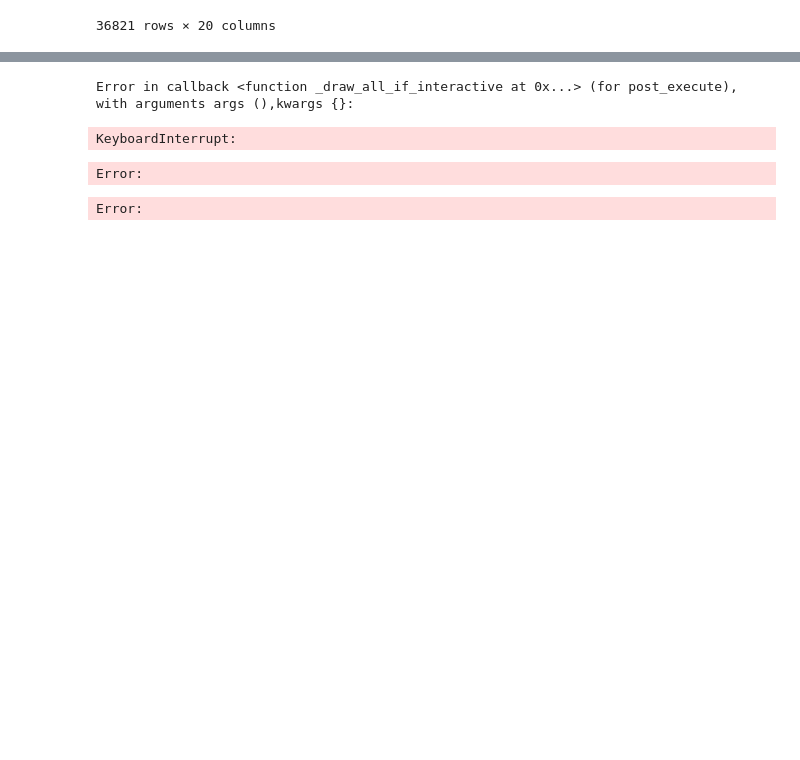
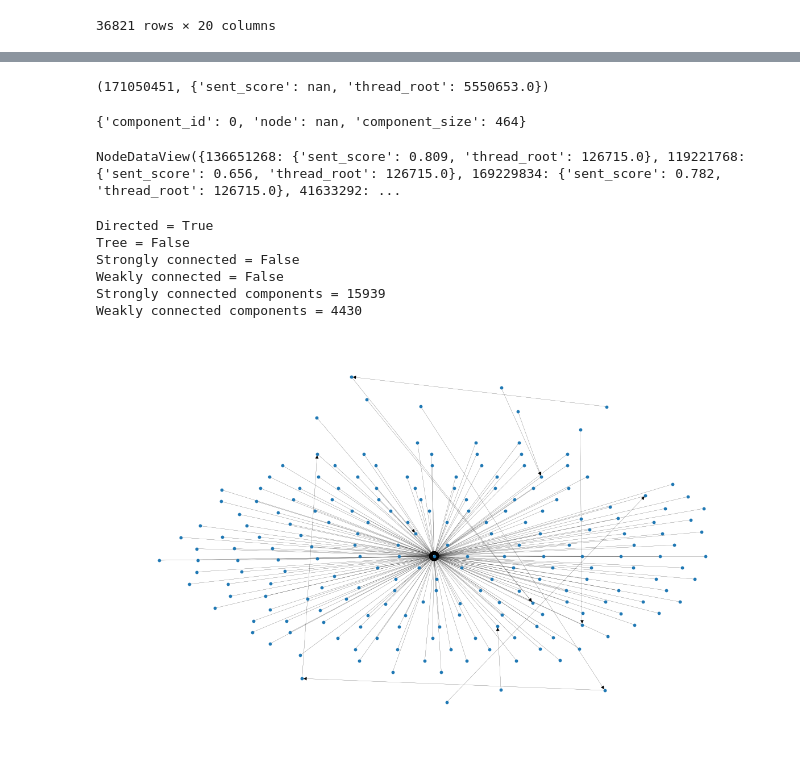
Before and after one commit to mmmbarendse/opensky, a Jupyter notebook: notebooks/13_reconstructing_threads.ipynb, the cells around one changed output, grey strips where cells are left out. Cells and saved outputs as stored; diff of their text form; code cells hidden in the pictures; blank space fills up the shorter version.

```diff
--- a/notebooks/13_reconstructing_threads.ipynb
+++ b/notebooks/13_reconstructing_threads.ipynb
@@ -66,0 +136,14 @@ G = nx.from_pandas_edgelist(df, source='post_id', target='reply_to', edge_attr=T
+# %%
+df_graph = df.copy()
+G = nx.from_pandas_edgelist(df_graph.dropna(subset=['post_id', 'reply_to']), source='post_id', target='reply_to', edge_attr=True, create_using=nx.DiGraph)
+sent_score_dict = df_graph.set_index('post_id')['sent_score'].to_dict()
+thread_root_dict = df_graph.set_index('post_id')['thread_root'].to_dict()
+user_id_dict = df_graph.set_index('post_id')['user_id'].to_dict()
+news_item_dict = df_graph.set_index('post_id')['news_item'].to_dict()
+missing_dict = df_graph.set_index('post_id')['missing'].to_dict()
+
+nx.set_node_attributes(G, sent_score_dict, 'sent_score')
+nx.set_node_attributes(G, thread_root_dict, 'thread_root')
+nx.set_node_attributes(G, user_id_dict, 'user_id')
+nx.set_node_attributes(G, news_item_dict, 'news_item')
+nx.set_node_attributes(G, missing_dict, 'missing')
@@ -67,13 +205,35 @@ G = nx.from_pandas_edgelist(df, source='post_id', target='reply_to', edge_attr=T
+# %%
+df_comps.loc[52870, 'node']
+# %% [output]
+(171050451, {'sent_score': nan, 'thread_root': 5550653.0})
+# %%
+node_data
+# %% [output]
+{'component_id': 0, 'node': nan, 'component_size': 464}
+# %%
+largest_component = max(nx.weakly_connected_components(G), key=len)
+largest_subgraph = G.subgraph(largest_component).copy()
+# %%
+largest_subgraph.nodes(data=True)
+# %% [output]
+NodeDataView({136651268: {'sent_score': 0.809, 'thread_root': 126715.0}, 119221768: {'sent_score': 0.656, 'thread_root': 126715.0}, 169229834: {'sent_score': 0.782, 'thread_root': 126715.0}, 41633292: ...
+# %%
+print(f"Directed = {nx.is_directed_acyclic_graph(G)}\nTree = {nx.is_tree(G)}\nStrongly connected = {nx.is_strongly_connected(G)}\nWeakly connected = {nx.is_weakly_connected(G)}\
+    \nStrongly connected components = {nx.number_strongly_connected_components(G)}\nWeakly connected components = {nx.number_weakly_connected_components(G)}\n")
+# %% [output]
+Directed = True
+Tree = False
+Strongly connected = False
+Weakly connected = False
+Strongly connected components = 15939
+Weakly connected components = 4430
 # %%
 import matplotlib.pyplot as plt
 
-pos = nx.spring_layout(G, iterations=15, seed=1721)
+pos = graphviz_layout(largest_subgraph, prog='fdp')
 fig, ax = plt.subplots(figsize=(15, 9))
 ax.axis("off")
 plot_options = {"node_size": 10, "with_labels": False, "width": 0.15}
-nx.draw_networkx(G, pos=pos, ax=ax, **plot_options)
+nx.draw_networkx(largest_subgraph, pos=pos, ax=ax, **plot_options)
 # %% [output]
-Error in callback <function _draw_all_if_interactive at 0x...> (for post_execute), with arguments args (),kwargs {}:
-KeyboardInterrupt:
-Error:
-Error:
+[figure, added]
```
Also changed, not shown: parts of 10 cells of this notebook, 12 other files.
